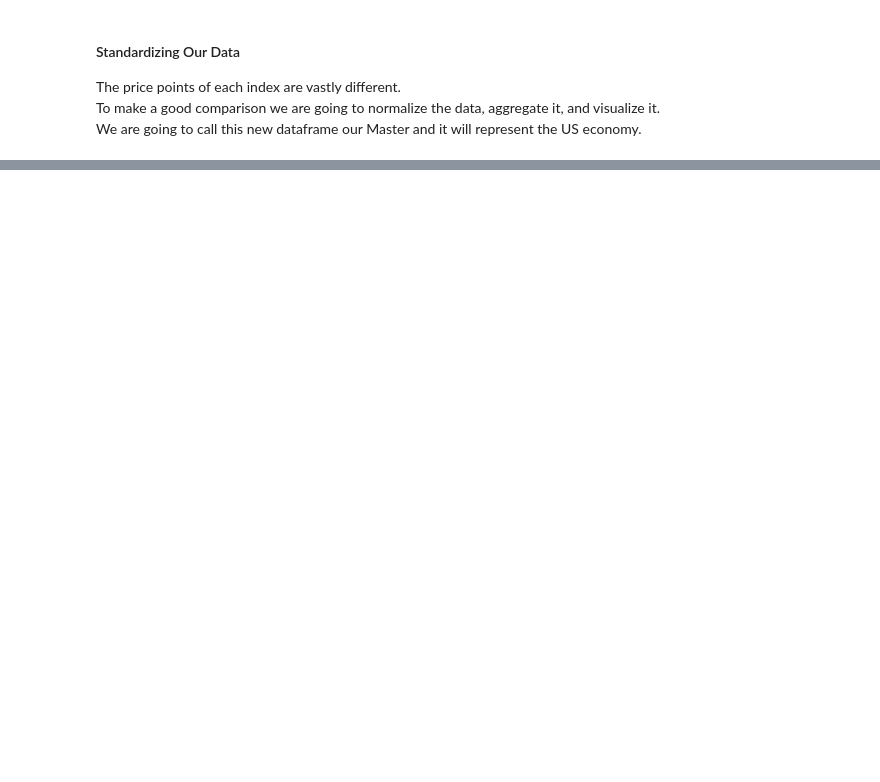
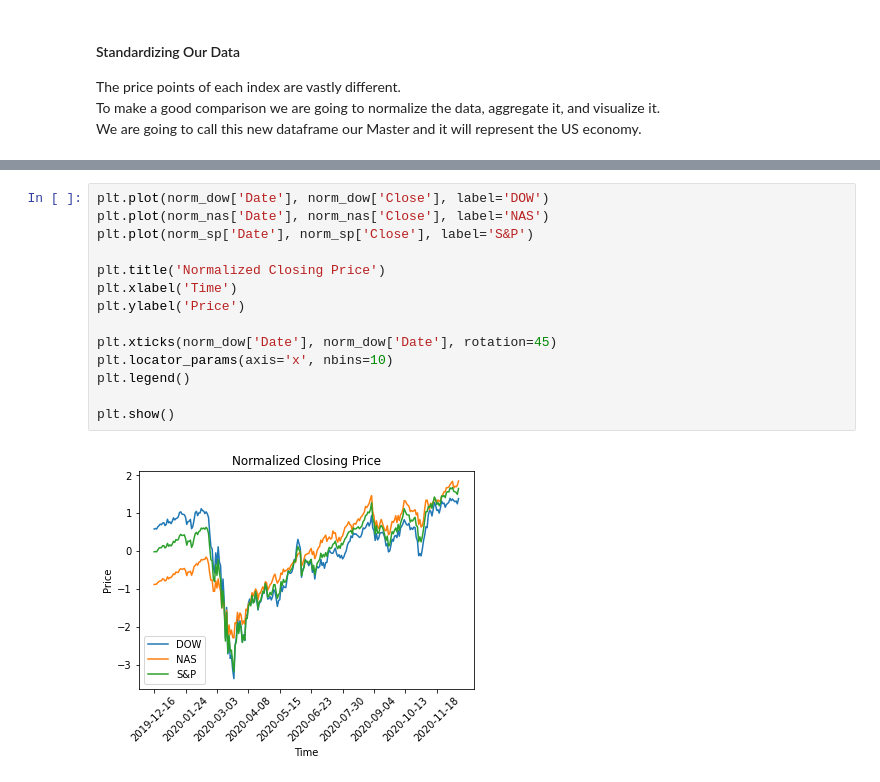
Before and after one commit to JonathanConn/320_final, a Jupyter notebook: main.ipynb, the cells around one changed output, grey strips where cells are left out. Saved outputs shown, nothing was run; the diff lists cells and outputs as text; blank space fills up the shorter version.

```diff
--- a/main.ipynb
+++ b/main.ipynb
@@ -62 +111,17 @@ We are going to call this new dataframe our Master and it will represent the US
+# %%
+plt.plot(norm_dow['Date'], norm_dow['Close'], label='DOW')
+plt.plot(norm_nas['Date'], norm_nas['Close'], label='NAS')
+plt.plot(norm_sp['Date'], norm_sp['Close'], label='S&P')
+
+plt.title('Normalized Closing Price')
+plt.xlabel('Time')
+plt.ylabel('Price')
+
+plt.xticks(norm_dow['Date'], norm_dow['Date'], rotation=45)
+plt.locator_params(axis='x', nbins=10)
+plt.legend()
+
+plt.show()
+# %% [output]
+[figure, added]
 # %%
```
Also changed, not shown: parts of 5 cells of this notebook.
